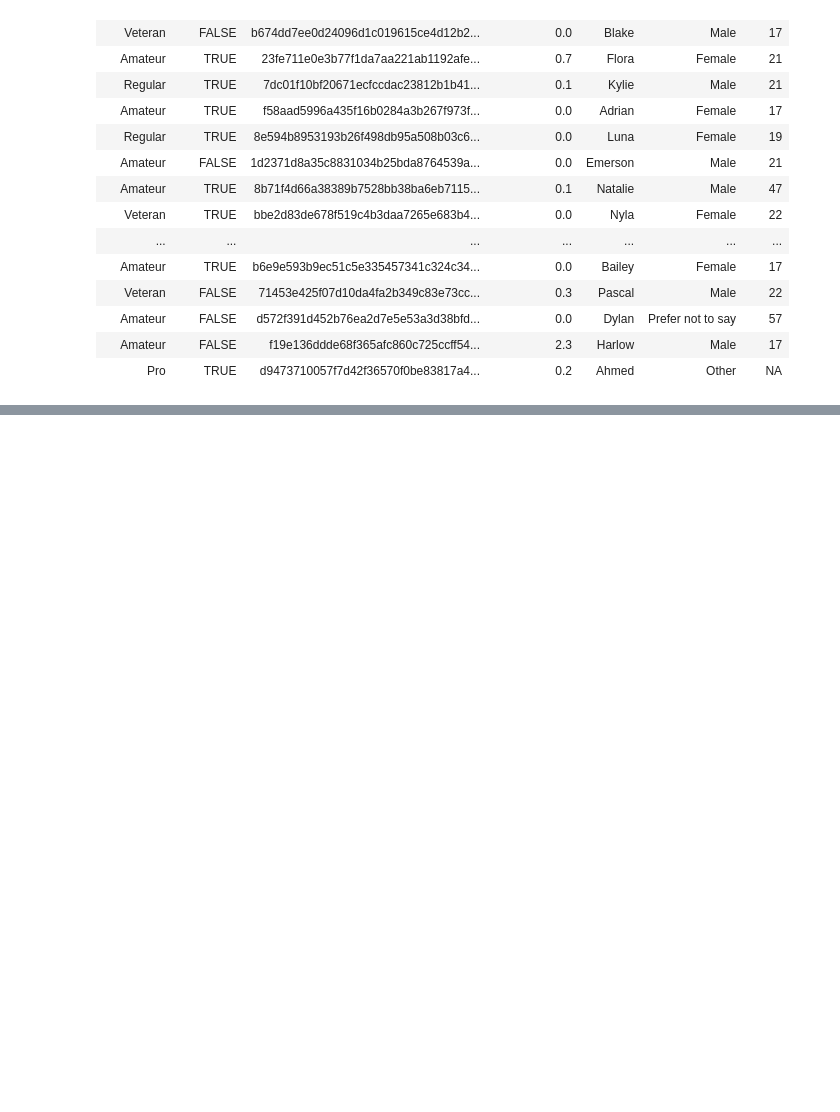
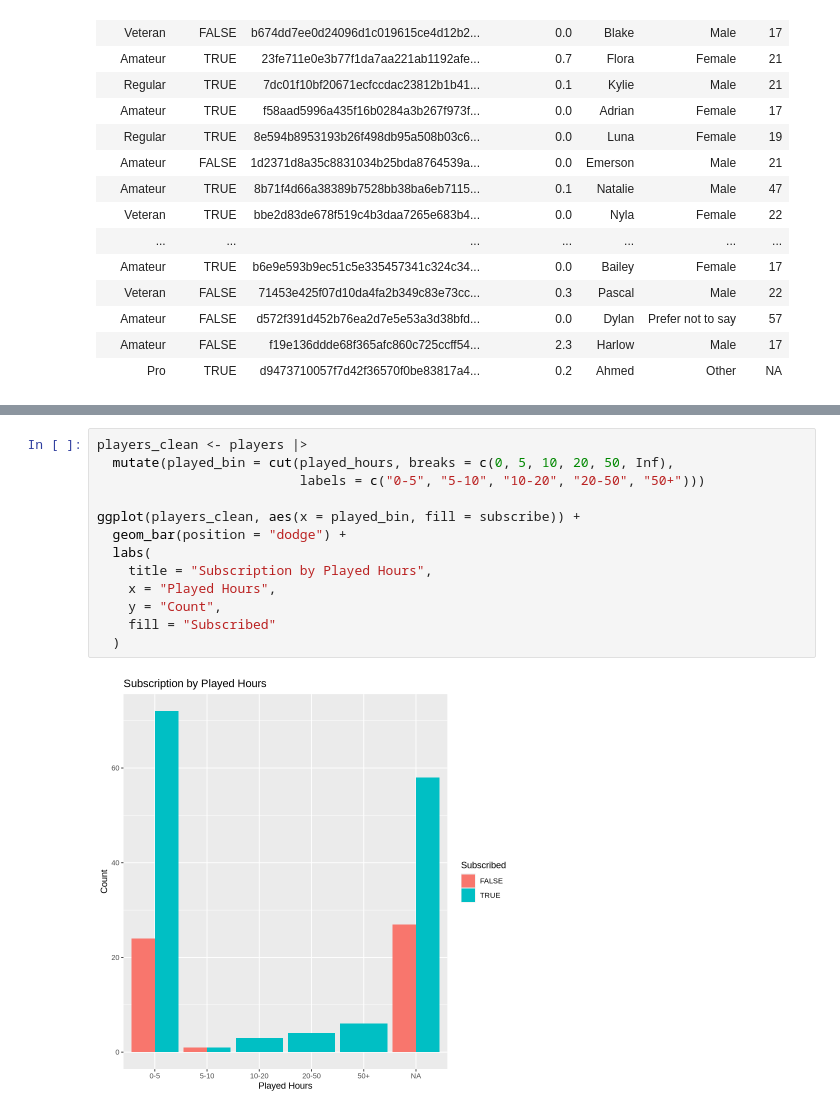
Before and after one commit to denizdalbasi/DSCI-100-PROJECT, a Jupyter notebook: codepart.ipynb, the cells around one changed output, grey strips where cells are left out. Drawn from its saved outputs; the diff is of its cells as text; blank space fills up the shorter version.

```diff
--- a/codepart.ipynb
+++ b/codepart.ipynb
@@ -49,0 +99,15 @@ A spec_tbl_df: 196 × 7
+# %%
+players_clean <- players |>
+  mutate(played_bin = cut(played_hours, breaks = c(0, 5, 10, 20, 50, Inf),
+                          labels = c("0-5", "5-10", "10-20", "20-50", "50+")))
+
+ggplot(players_clean, aes(x = played_bin, fill = subscribe)) +
+  geom_bar(position = "dodge") +
+  labs(
+    title = "Subscription by Played Hours",
+    x = "Played Hours",
+    y = "Count",
+    fill = "Subscribed"
+  )
+# %% [output]
+[figure, added]
```
Also changed, not shown: parts of 10 cells of this notebook.
